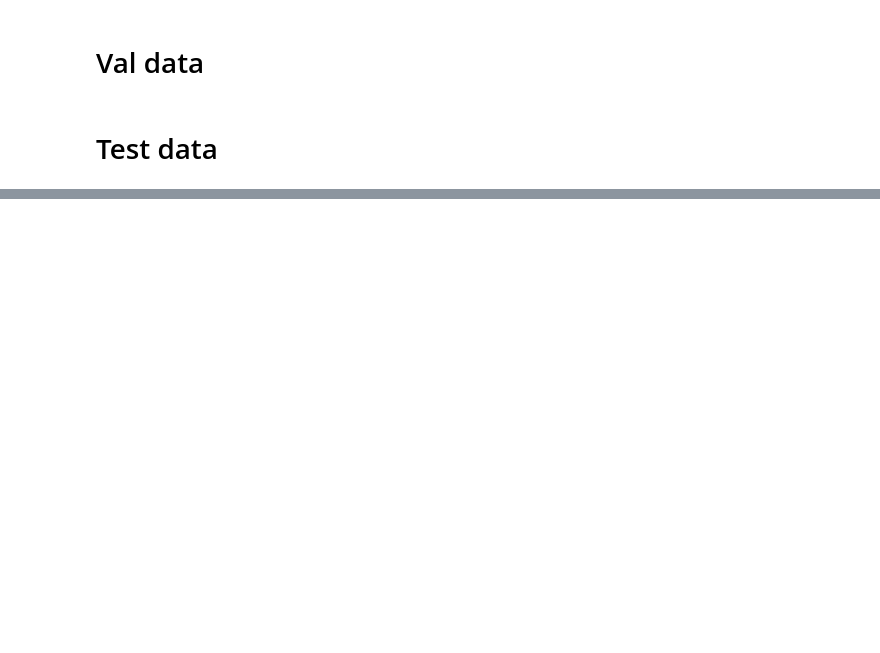
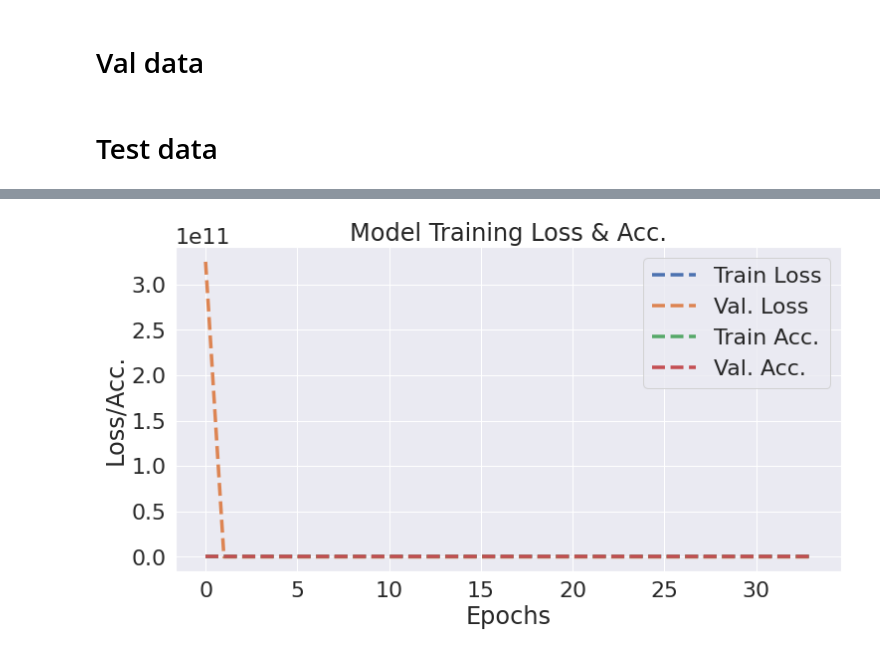
Before and after one commit to Choapinus/thesis-msc-2022, a Jupyter notebook: notebooks/train.ipynb, the cells around one changed output, grey strips where cells are left out. Drawn from its saved outputs; the diff is of its cells as text; code cells hidden in the pictures; blank space fills up the shorter version.

Commit message:
Today is advances presentation day. A few experiments were made and several model archs has been added as well

```diff
--- a/notebooks/train.ipynb
+++ b/notebooks/train.ipynb
@@ -53,7 +55,7 @@ from tensorflow.keras.metrics import FalsePositives, FalseNegatives, AUC, TruePo
 %load_ext autoreload
 %autoreload 2
 # %%
-datapath = '../data/02_intermediate/splunk'
+datapath = '../data/02_intermediate/flickr'
 images_list = [*list_images(datapath)]
 _classes = ('attack', 'bonafide')
 _bf_index = _classes.index('bonafide')
@@ -63,13 +65,12 @@ _bf_index = _classes.index('bonafide')
 alpha = 1.0
 epochs = 200
 batch_size = 16
-_size = (224, 224)
-learning_rate = 1e-4
+_size = (448, 448)
+learning_rate = 0.1
 buffer_size = 10101101
-optim_str = 'sgd' # rmsprop / sgd / adam
+optim_str = 'rmsprop' # rmsprop / sgd / adam
 output_func = 'sigmoid' # sigmoid / softmax
 loss = 'binary_crossentropy' # binary_crossentropy / categorical_crossentropy
-
 
 bf, att = [], []
 
@@ -294,9 +295,10 @@ with warnings.catch_warnings():
 input_shape = (*_size, 3) # 224x224x3
 
 # model = MobileNetV2(input_shape=input_shape, alpha=alpha, include_top=False, weights=None, pooling='avg')
-model = DenseNet121(input_shape=input_shape, include_top=False, pooling='max')
-# model = MobileNetV3Small(input_shape=input_shape, alpha=alpha, include_top=False, weights=None, pooling='avg', dropout_rate=0.33)
+# model = DenseNet121(input_shape=input_shape, include_top=False, pooling='max', weights=None)
+model = MobileNetV3Small(input_shape=input_shape, alpha=alpha, include_top=False, weights=None, pooling='avg', dropout_rate=0.8)
 # model = MobileNetV3Large(input_shape=input_shape, alpha=alpha, include_top=False, weights=None, pooling='avg', dropout_rate=0.5)
+# model = EfficientNetB0(input_shape=input_shape, include_top=False, pooling='max', weights=None)
 # %%
 import tensorflow as tf
 from math import pi
@@ -423,8 +425,13 @@ def lr_time_based_decay(epoch, lr):
     return lr * 1 / (1 + decay * epoch)
 
 def lr_exp_decay(epoch, lr):
-    k = 0.1
-    return learning_rate * tf.math.exp(-k*epoch)
+    if epoch < 25:
+        k = 0.05
+        return learning_rate * tf.math.exp(-k*epoch)
+    elif epoch in [26, 50]:
+        k = 0.1
+        return learning_rate * tf.math.exp(-k*epoch)
+    else:
 # %%
 !rm -rf models
 # %%
@@ -485,22 +505,24 @@ Epoch 3/200
 # %%
 # define a plot function to plot history scores
 def plot_history(history, title, save_path, figsize=(12, 6), font_scale=1, linewidth=3.5):
     with sns.plotting_context(
         "notebook", font_scale=2, rc={"lines.linewidth": linewidth}
     ):
         epochs = len(history.history["val_loss"])
         fig, ax = plt.subplots(figsize=figsize)
         ax.set_title(title)
         ax.set_ylabel("Loss/Acc.")
         ax.set_xlabel("Epochs")
         sns.lineplot(history.history["loss"], label="Train Loss", ax=ax, linestyle='--')
         sns.lineplot(history.history["val_loss"], label="Val. Loss", ax=ax, linestyle='--')
         sns.lineplot(history.history["acc"], label="Train Acc.", ax=ax, linestyle='--')
         sns.lineplot(history.history["val_acc"], label="Val. Acc.", ax=ax, linestyle='--')
         fig.savefig(save_path)
 
 
 # call plot function
-plot_history(history, "model Training Loss & Acc.", "train_plot.png")
+plot_history(history, "Model Training Loss & Acc.", "train_plot.png")
+# %% [output]
+[figure, added]
 # %%
 model.evaluate(test_dataset)
```
Also changed, not shown: parts of 26 cells of this notebook, 5 other files.
